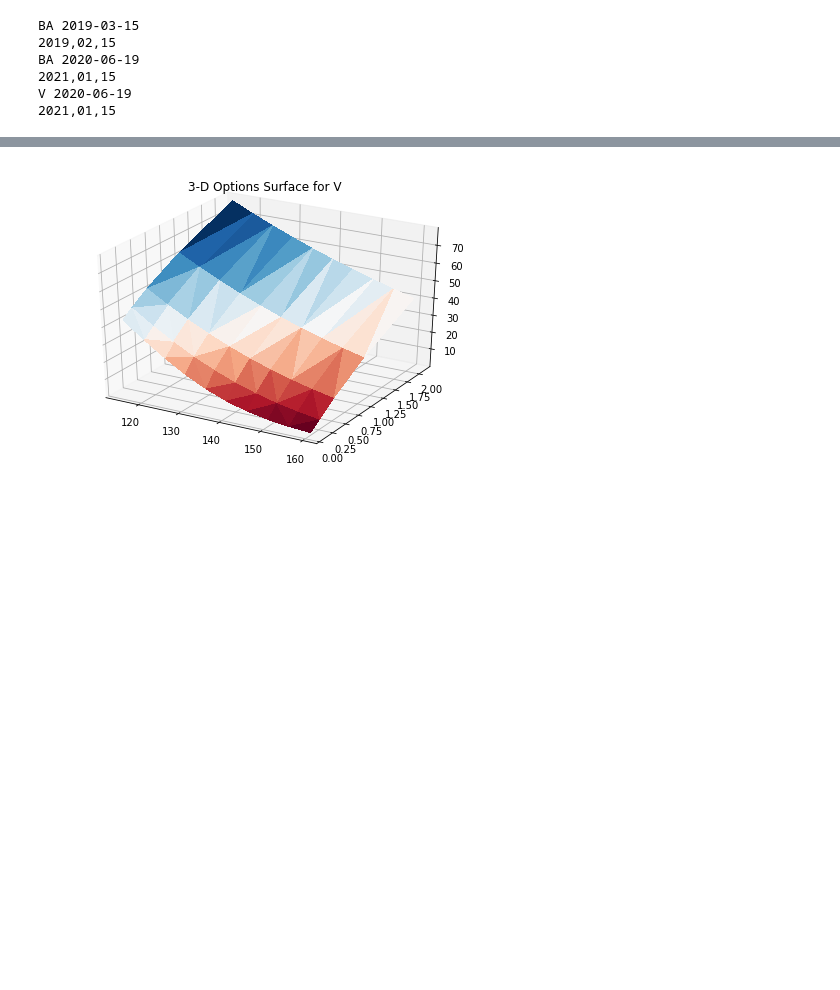
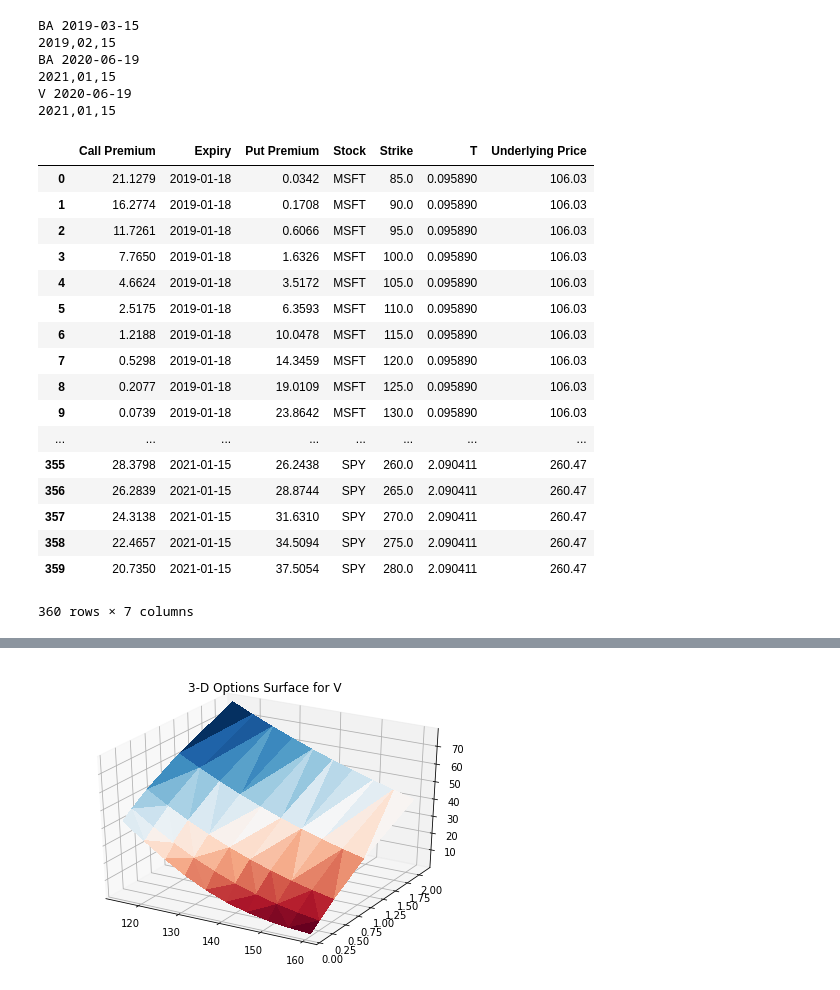
Before and after one commit to jaisal1024/options_realtime_modeling, a Jupyter notebook: options_modeling_v1.ipynb, the cells around one changed output, grey strips where cells are left out. Cells and saved outputs as stored; diff of their text form; code cells hidden in the pictures; blank space fills up the shorter version.

```diff
--- a/options_modeling_v1.ipynb
+++ b/options_modeling_v1.ipynb
@@ -240,0 +252,21 @@ for stock in strikes:
+# %%
+chains_blackscholes
+# %% [output]
+|  | Call Premium | Expiry | Put Premium | Stock | Strike | T | Underlying Price |
+| 0 | 21.1279 | 2019-01-18 | 0.0342 | MSFT | 85.0 | 0.095890 | 106.03 |
+| 1 | 16.2774 | 2019-01-18 | 0.1708 | MSFT | 90.0 | 0.095890 | 106.03 |
+| 2 | 11.7261 | 2019-01-18 | 0.6066 | MSFT | 95.0 | 0.095890 | 106.03 |
+| 3 | 7.7650 | 2019-01-18 | 1.6326 | MSFT | 100.0 | 0.095890 | 106.03 |
+| 4 | 4.6624 | 2019-01-18 | 3.5172 | MSFT | 105.0 | 0.095890 | 106.03 |
+| 5 | 2.5175 | 2019-01-18 | 6.3593 | MSFT | 110.0 | 0.095890 | 106.03 |
+| 6 | 1.2188 | 2019-01-18 | 10.0478 | MSFT | 115.0 | 0.095890 | 106.03 |
+| 7 | 0.5298 | 2019-01-18 | 14.3459 | MSFT | 120.0 | 0.095890 | 106.03 |
+| 8 | 0.2077 | 2019-01-18 | 19.0109 | MSFT | 125.0 | 0.095890 | 106.03 |
+| 9 | 0.0739 | 2019-01-18 | 23.8642 | MSFT | 130.0 | 0.095890 | 106.03 |
+| ... | ... | ... | ... | ... | ... | ... | ... |
+| 355 | 28.3798 | 2021-01-15 | 26.2438 | SPY | 260.0 | 2.090411 | 260.47 |
+| 356 | 26.2839 | 2021-01-15 | 28.8744 | SPY | 265.0 | 2.090411 | 260.47 |
+| 357 | 24.3138 | 2021-01-15 | 31.6310 | SPY | 270.0 | 2.090411 | 260.47 |
+| 358 | 22.4657 | 2021-01-15 | 34.5094 | SPY | 275.0 | 2.090411 | 260.47 |
+| 359 | 20.7350 | 2021-01-15 | 37.5054 | SPY | 280.0 | 2.090411 | 260.47 |
+360 rows × 7 columns
```
Also changed, not shown: parts of 13 cells of this notebook.
